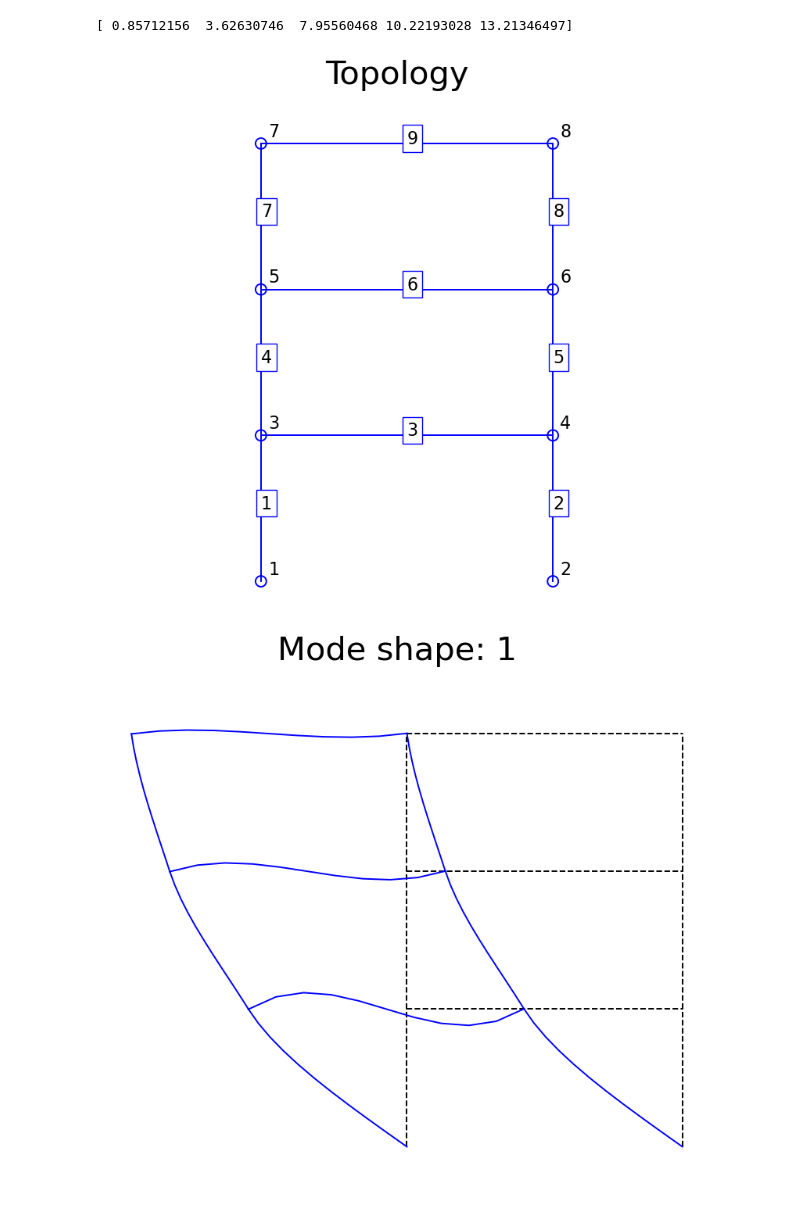
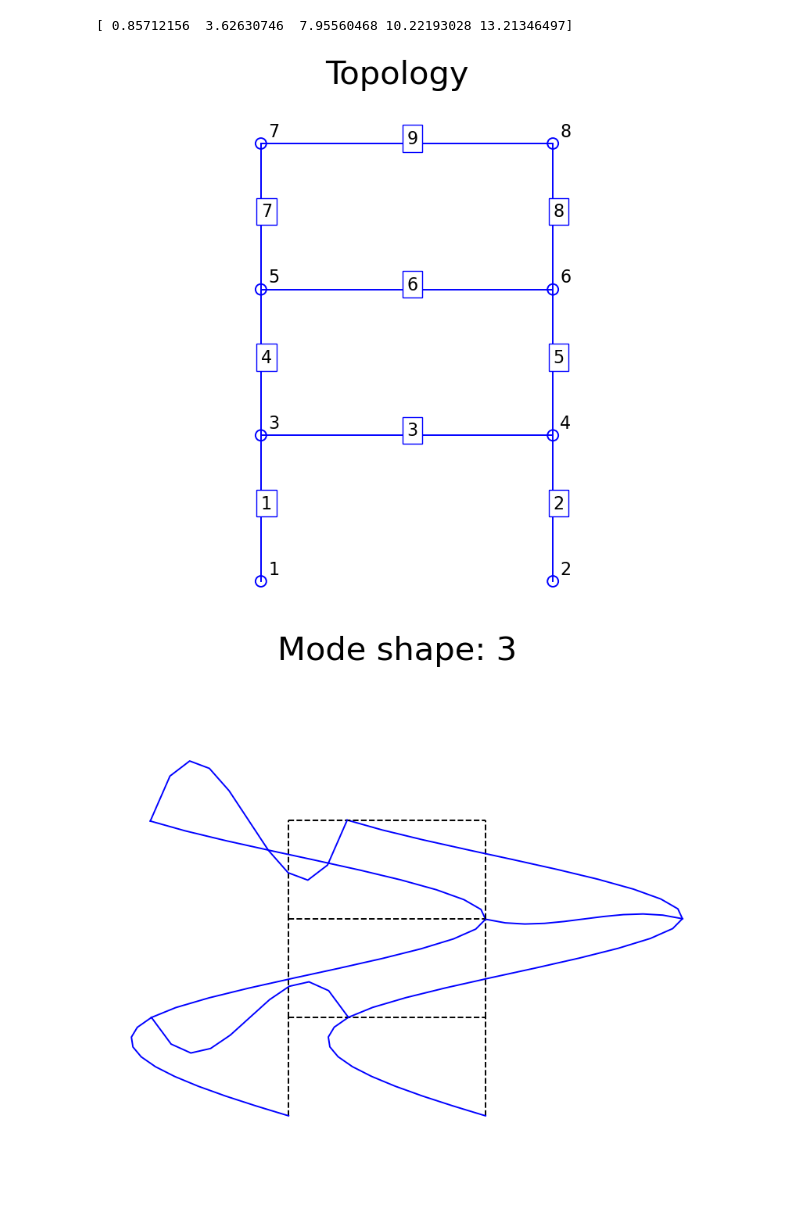
Before and after one commit to Bathym2/Kalman-filter_Special-course, a Jupyter notebook: FEM/framevib2D_python_26/framevib2d_jup.ipynb, the cells around one changed output. Drawn from its saved outputs; the diff is of its cells as text; code cells hidden in the pictures.

```diff
--- a/FEM/framevib2D_python_26/framevib2d_jup.ipynb
+++ b/FEM/framevib2D_python_26/framevib2d_jup.ipynb
@@ -82,35 +82,32 @@ omega = omega[iw]
 freq  = omega/(2*np.pi)
 U = U[:,iw]
 print(freq[:5])
-
-### POST-PROCESSING
-
-# Save results in .npz file
-np.savez('vibprop',dof=dof,X=X,T=T,K=K,M=M,ic=ic,iu=iu,U=U,omega=omega)
-
-# Vibration mode to plot
-mode = 1
-
-# Mode shape vector normalized to unity
-Vplot = np.zeros(ndof,dtype=float)
-Vplot[iu-1] = U[:,mode-1]
-Vplot = Vplot/np.max(np.abs((Vplot[np.arange(0,np.size(Vplot),3)],
-                             Vplot[np.arange(1,np.size(Vplot),3)])))
-
-# Vibration mode element displacements
-Uvn = Vplot.reshape((np.size(X,0),dof))
-Uve = ubeam(T,X,Uvn,11)
-
-# Plot topology
-plotelem(T,X,elnum=True,title='Topology')
-
-# Plot deformed geometry
-plotfac = 10 # amplification plot factor
-plotelemdisp(T[:,0:3],X,plotfac*Uve,title=('Mode shape: '+str(mode)))
-
-# stop code here - move up to break code where you like
-# sys.exit()
 # %% [output]
 [ 0.85712156  3.62630746  7.95560468 10.22193028 13.21346497]
-[figure, removed]
-[figure, removed]
+# %%
+
+# Vibration mode to plot
+mode = 3
+
+# Mode shape vector normalized to unity
+Vplot = np.zeros(ndof,dtype=float)
+Vplot[iu-1] = U[:,mode-1]
+Vplot = Vplot/np.max(np.abs((Vplot[np.arange(0,np.size(Vplot),3)],
+                             Vplot[np.arange(1,np.size(Vplot),3)])))
+
+# Vibration mode element displacements
+Uvn = Vplot.reshape((np.size(X,0),dof))
+Uve = ubeam(T,X,Uvn,11)
+
+# Plot topology
+plotelem(T,X,elnum=True,title='Topology')
+
+# Plot deformed geometry
+plotfac = 10 # amplification plot factor
+plotelemdisp(T[:,0:3],X,plotfac*Uve,title=('Mode shape: '+str(mode)))
+
+# stop code here - move up to break code where you like
+# sys.exit()
+# %% [output]
+[figure, added]
+[figure, added]
```
Also changed, not shown: 8 other files.
